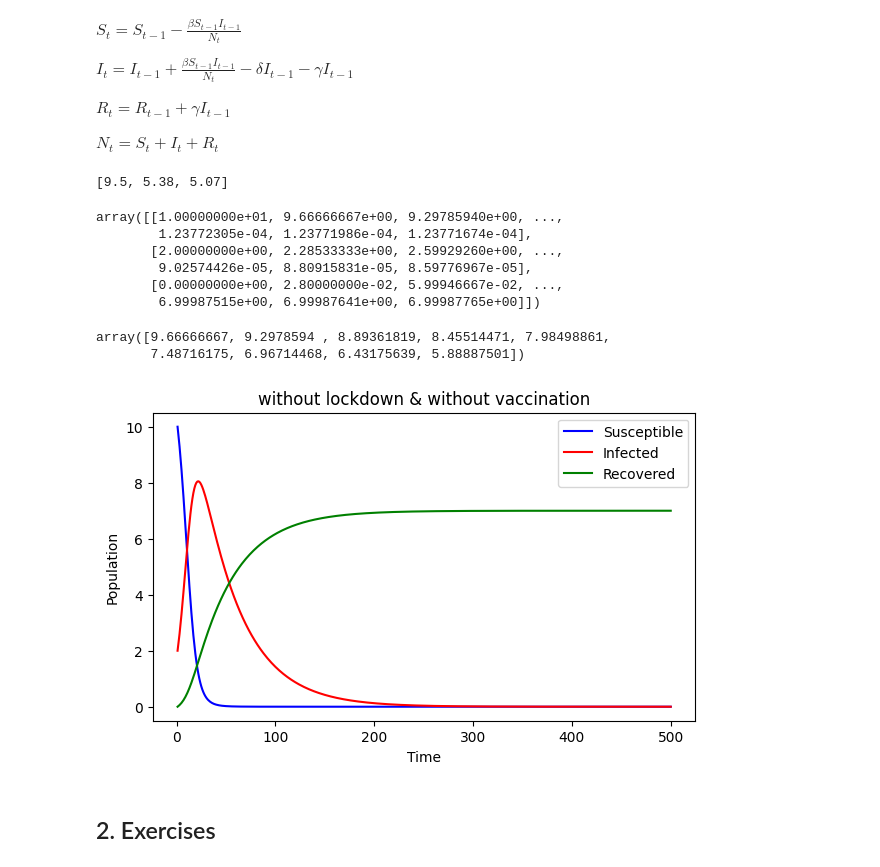
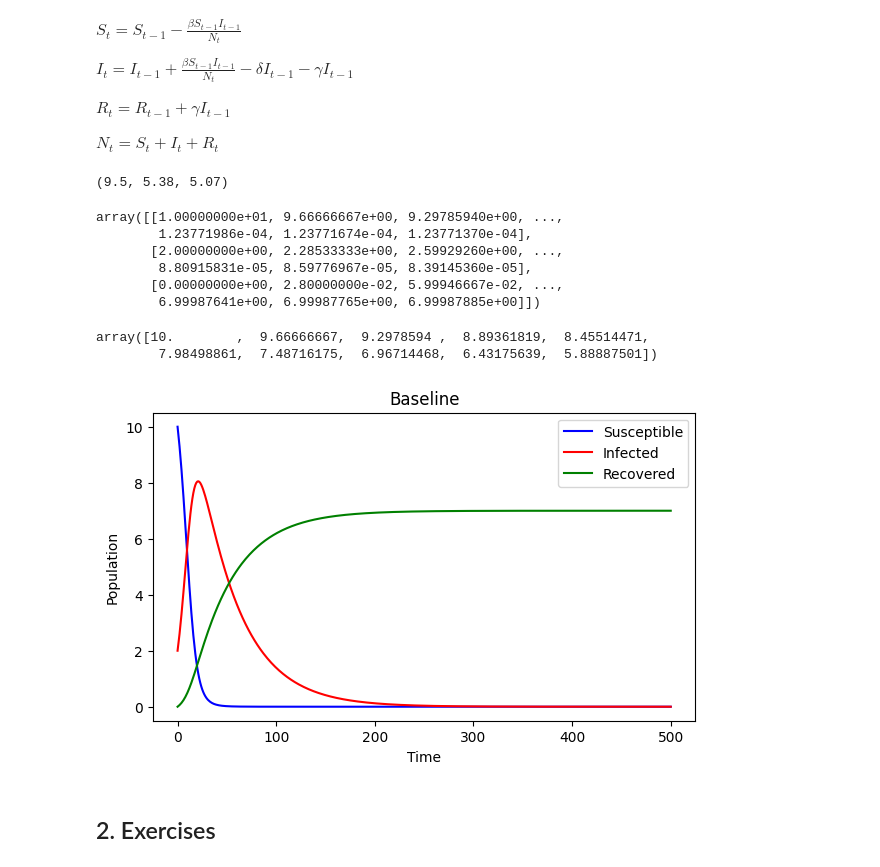
Before and after one commit to Naoki-Tani/Practical_Data_Science_for_Public_Policy_Making, a Jupyter notebook: tutorial/5. tutorial_3_epidemiology_model_blank.ipynb, the cells around one changed output. Cells and saved outputs as stored; diff of their text form; code cells hidden in the pictures.

```diff
--- a/tutorial/5. tutorial_3_epidemiology_model_blank.ipynb
+++ b/tutorial/5. tutorial_3_epidemiology_model_blank.ipynb
@@ -29,12 +29,13 @@ $R_{t} =  R_{t-1} + \gamma I_{t-1}$
 $ N_{t} = S_{t} + I_{t} + R_{t}$
 # %%
 class Parameters:
-    def __init__(self, β1, δ, γ, T):
-        self.β1 = β1 #infection rate
+    def __init__(self, β1, β2, δ, γ, T):
+        self.β1 = β1 #infection rate without lockdown
+        self.β2 = β2 #infection rate in lockdown case
         self.δ = δ #death rate
         self.γ = γ #recovery rate
         self.T = T #total periods
-p = Parameters(0.2, 0.01, 0.014, 500)
+p = Parameters(0.2, 0.1, 0.01, 0.014, 500)
 # %%
 # define the transition function
 def f(s, p):
@@ -42,47 +43,49 @@ def f(s, p):
     S_tt = S_t - p.β1 * S_t * I_t / (S_t + I_t + R_t)
     I_tt = I_t + p.β1 * S_t * I_t / (S_t + I_t + R_t) - p.δ * I_t - p.γ * I_t
     R_tt = R_t + p.γ * I_t
-    return [S_tt, I_tt, R_tt]
+    return S_tt, I_tt, R_tt
 # %%
 f([10.0, 5.0, 5.0],p)
 # %% [output]
-[9.5, 5.38, 5.07]
+(9.5, 5.38, 5.07)
 # %%
 # simulate the transitions over T periods
 def simulate(v0, f, p):
-    sim = [v0]
-    for t in range(1, p.T):
+    sim = list([v0])
+    for t in range(p.T):
         v1 = f(sim[-1], p)
         sim.append(v1)
-    return np.array(sim).T #creat a matrix from a vector of vectors
+    return np.array(sim).T # transpose a (T+1, 3) matrix to a (3, T+1) matrix
 # %%
 v0 = [10.0, 2.0, 0.0] #initial state
 sim1 = simulate(v0, f, p)
 sim1
+
+#np.array(sim1).shape
 # %% [output]
 array([[1.00000000e+01, 9.66666667e+00, 9.29785940e+00, ...,
-        1.23772305e-04, 1.23771986e-04, 1.23771674e-04],
+        1.23771986e-04, 1.23771674e-04, 1.23771370e-04],
        [2.00000000e+00, 2.28533333e+00, 2.59929260e+00, ...,
-        9.02574426e-05, 8.80915831e-05, 8.59776967e-05],
+        8.80915831e-05, 8.59776967e-05, 8.39145360e-05],
        [0.00000000e+00, 2.80000000e-02, 5.99946667e-02, ...,
-        6.99987515e+00, 6.99987641e+00, 6.99987765e+00]])
+        6.99987641e+00, 6.99987765e+00, 6.99987885e+00]])
 # %%
-sim1[0,1:10]
+sim1[0,0:10]
 # %% [output]
-array([9.66666667, 9.2978594 , 8.89361819, 8.45514471, 7.98498861,
-       7.48716175, 6.96714468, 6.43175639, 5.88887501])
+array([10.        ,  9.66666667,  9.2978594 ,  8.89361819,  8.45514471,
+        7.98498861,  7.48716175,  6.96714468,  6.43175639,  5.88887501])
 # %%
 plt.figure(figsize=(7, 4))
-plt.plot(range(1, p.T+1), sim1[0], label='Susceptible', color='blue')
-plt.plot(range(1, p.T+1), sim1[1], label='Infected', color='red')
-plt.plot(range(1, p.T+1), sim1[2], label='Recovered', color='green')
+plt.plot(range(p.T+1), sim1[0], label='Susceptible', color='blue')
+plt.plot(range(p.T+1), sim1[1], label='Infected', color='red')
+plt.plot(range(p.T+1), sim1[2], label='Recovered', color='green')
 plt.xlabel('Time')
 plt.ylabel('Population')
-plt.title('without lockdown & without vaccination')
+plt.title('Baseline')
 plt.legend(loc='upper right')
 plt.show()
 # %% [output]
-[figure, old version]
+[figure, new version]
 # %% [markdown]
 ## 2. Exercises
 # %% [markdown]
```
Also changed, not shown: parts of 8 cells of this notebook.
